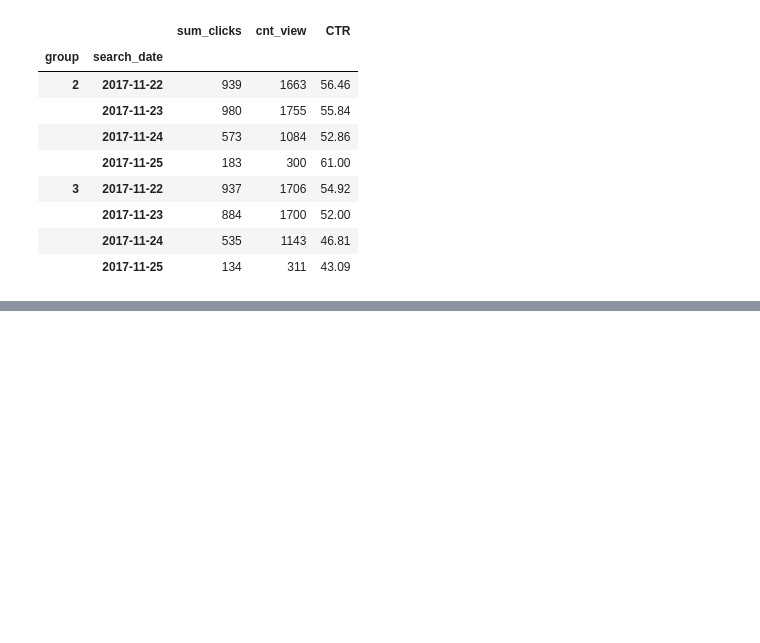
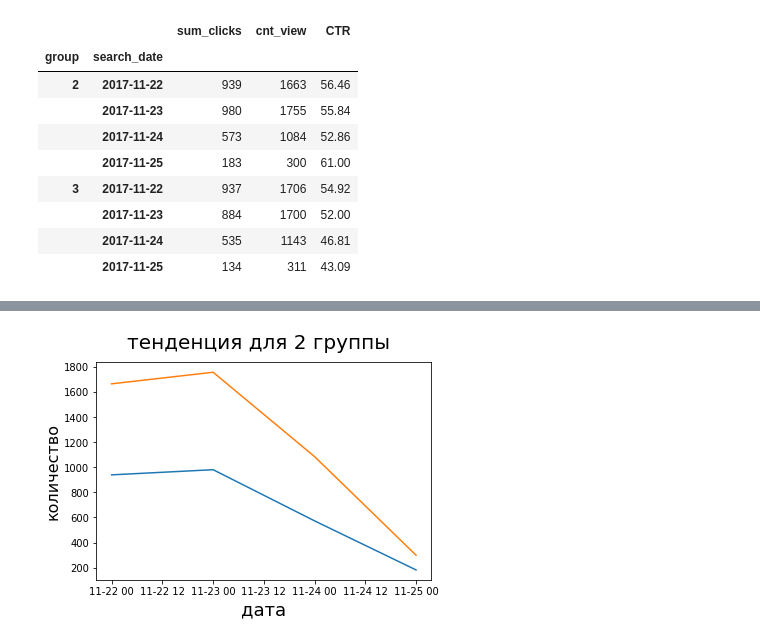
Before and after one commit to nshovkun/Analytics, a Jupyter notebook: statistics_part_3.ipynb, the cells around one changed output, grey strips where cells are left out. Saved outputs shown, nothing was run; the diff lists cells and outputs as text; code cells hidden in the pictures; blank space fills up the shorter version.

```diff
--- a/statistics_part_3.ipynb
+++ b/statistics_part_3.ipynb
@@ -198,0 +228,9 @@ name_plot(2)
+# %%
+fig=plt.figure()
+fig.suptitle('тенденция для 2 группы', fontsize=20)
+plt.xlabel('дата', fontsize=18)
+plt.ylabel('количество', fontsize=16)
+
+name_plot(2)
+# %% [output]
+[figure, added]
```
Also changed, not shown: parts of 8 cells of this notebook.
